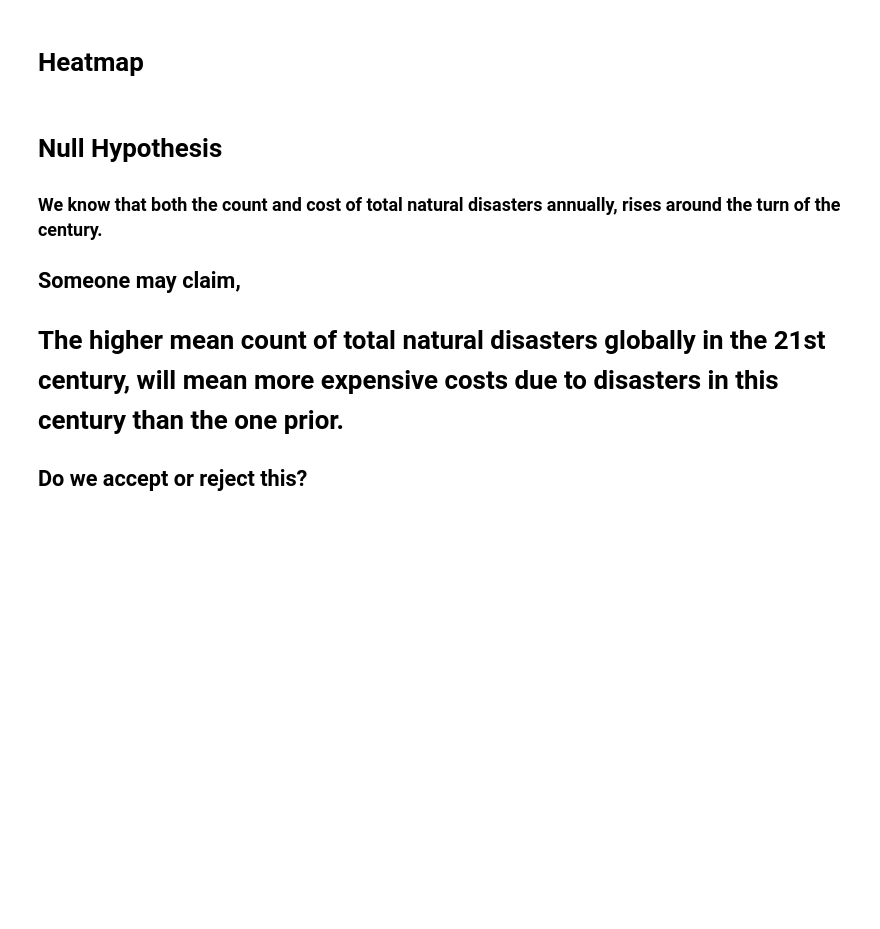
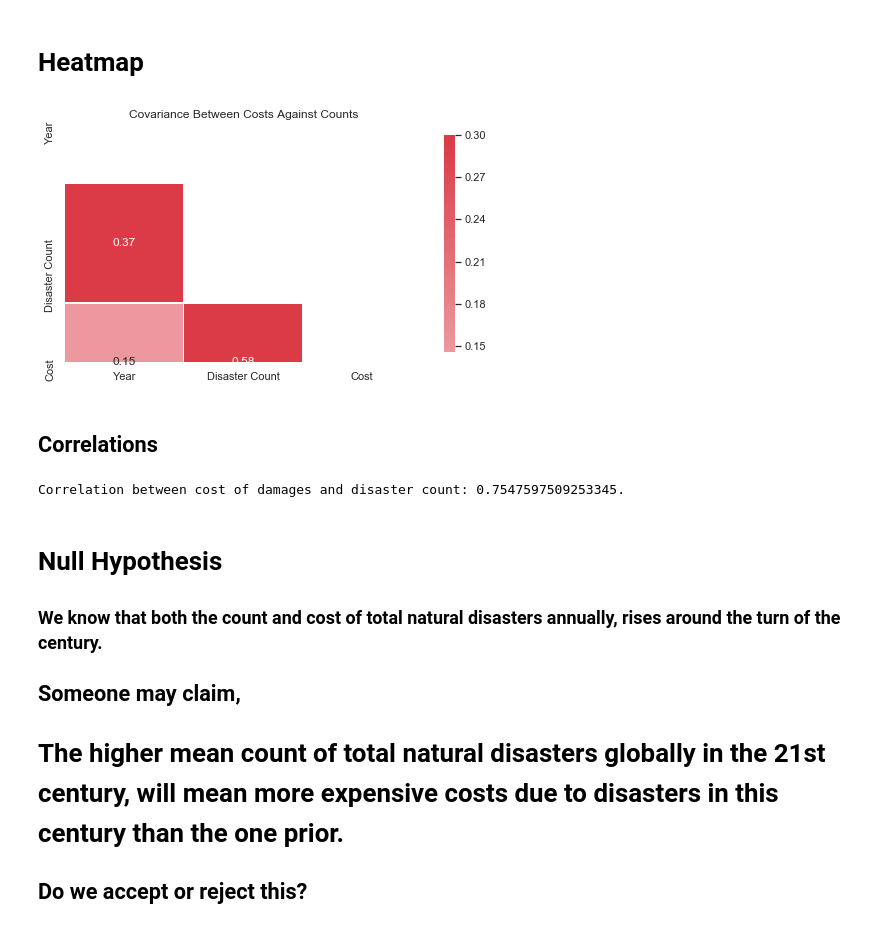
Before and after one commit to UPstartDeveloper/climate-change-analysis, a Jupyter notebook: analysis.ipynb, the cells around one changed output. Saved outputs shown, nothing was run; the diff lists cells and outputs as text; code cells hidden in the pictures; blank space fills up the shorter version.

Commit message:
Add Pearson correlation coef calculation, refactor heatmap, change header for 6.

```diff
--- a/analysis.ipynb
+++ b/analysis.ipynb
@@ -423,3 +463,41 @@ plt.show()
+# %%
+# Credit to the Seaborn Documentation for inspiring this cell: https://seaborn.pydata.org/examples/many_pairwise_correlations.html
+sns.set(style="white")
+# Compute the correlation matrix
+corr = df.corr()
+# Generate a mask for the upper triangle
+mask = np.triu(np.ones_like(corr, dtype=np.bool))
+# Set up the matplotlib figure
+f, ax = plt.subplots(figsize=(8, 8))
+# Generate a custom diverging colormap
+cmap = sns.diverging_palette(220, 10, as_cmap=True)
+# Draw the heatmap with the mask and correct aspect ratio
+sns.heatmap(corr, mask=mask, cmap=cmap, vmax=.3, center=0,
+            square=True, linewidths=.5, cbar_kws={"shrink": .5}, annot=True)
+plt.title('Covariance Between Costs Against Counts')
+plt.show()
+# %% [output]
+[figure, added]
+# %% [markdown]
+## Correlations
+# %%
+def pearson_corr(x, y):
+    '''Given two lists of numbers x and y, return the value of their Pearson correlation coefficient.'''
+    x_mean = np.mean(x)
+    y_mean = np.mean(y)
+    num = [(i - x_mean)*(j - y_mean) for i,j in zip(x,y)]
+    den_1 = [(i - x_mean)**2 for i in x]
+    den_2 = [(j - y_mean)**2 for j in y]
+    correlation_x_y = np.sum(num)/np.sqrt(np.sum(den_1))/np.sqrt(np.sum(den_2))
+    return correlation_x_y
+
+# get a lists of the counts and the costs
+counts = df[(df['Entity'] == 'All natural disasters') & (df['Year'] <= 2018) & (df['Year'] >= 1900)]['Disaster Count']
+costs = df[(df['Entity'] == 'All natural disasters') & (df['Year'] <= 2018) & (df['Year'] >= 1900)]['Cost']
+corr_cost_count = pearson_corr(costs, counts)
+print(f'Correlation between cost of damages and disaster count: {corr_cost_count}.')
+# %% [output]
+Correlation between cost of damages and disaster count: 0.7547597509253345.
 # %% [markdown]
 # Null Hypothesis
 
```
Also changed, not shown: parts of 15 cells of this notebook, 1 other file.
